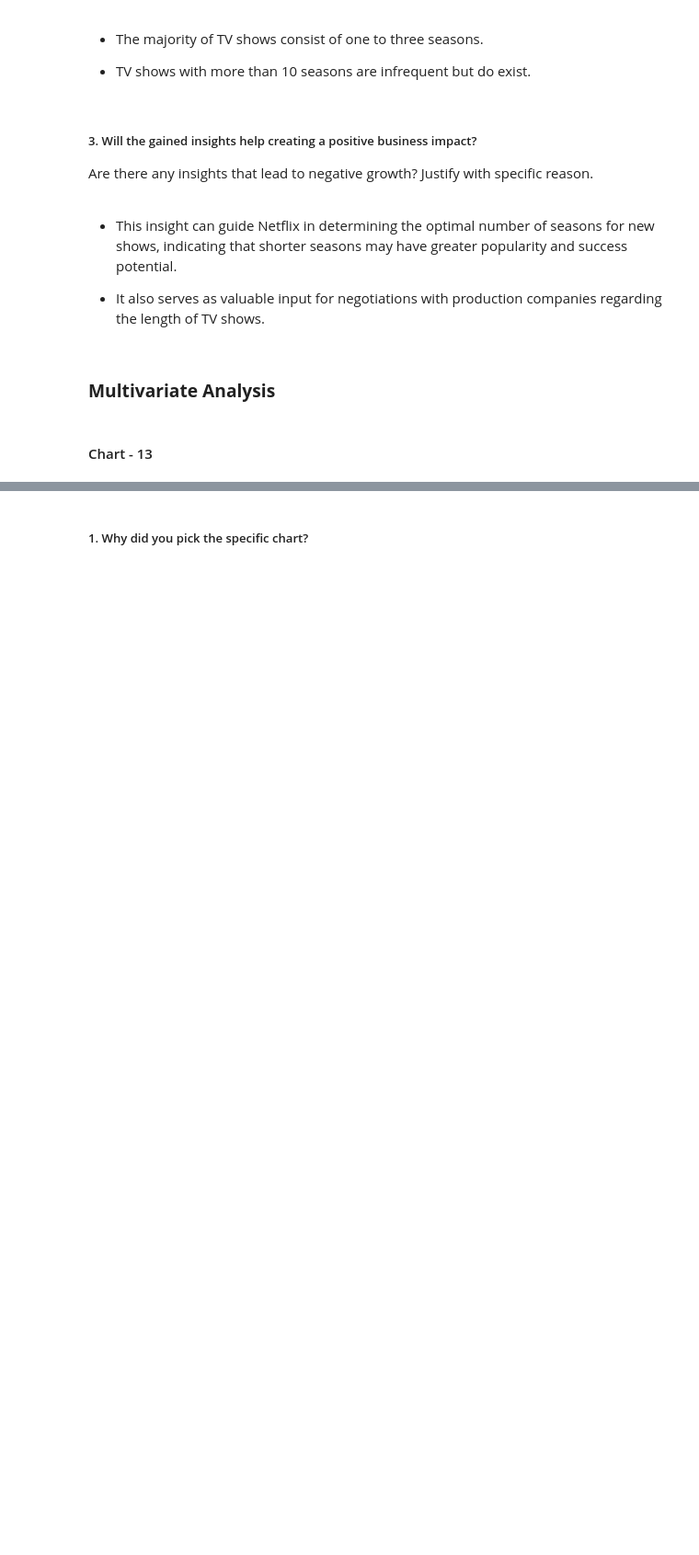
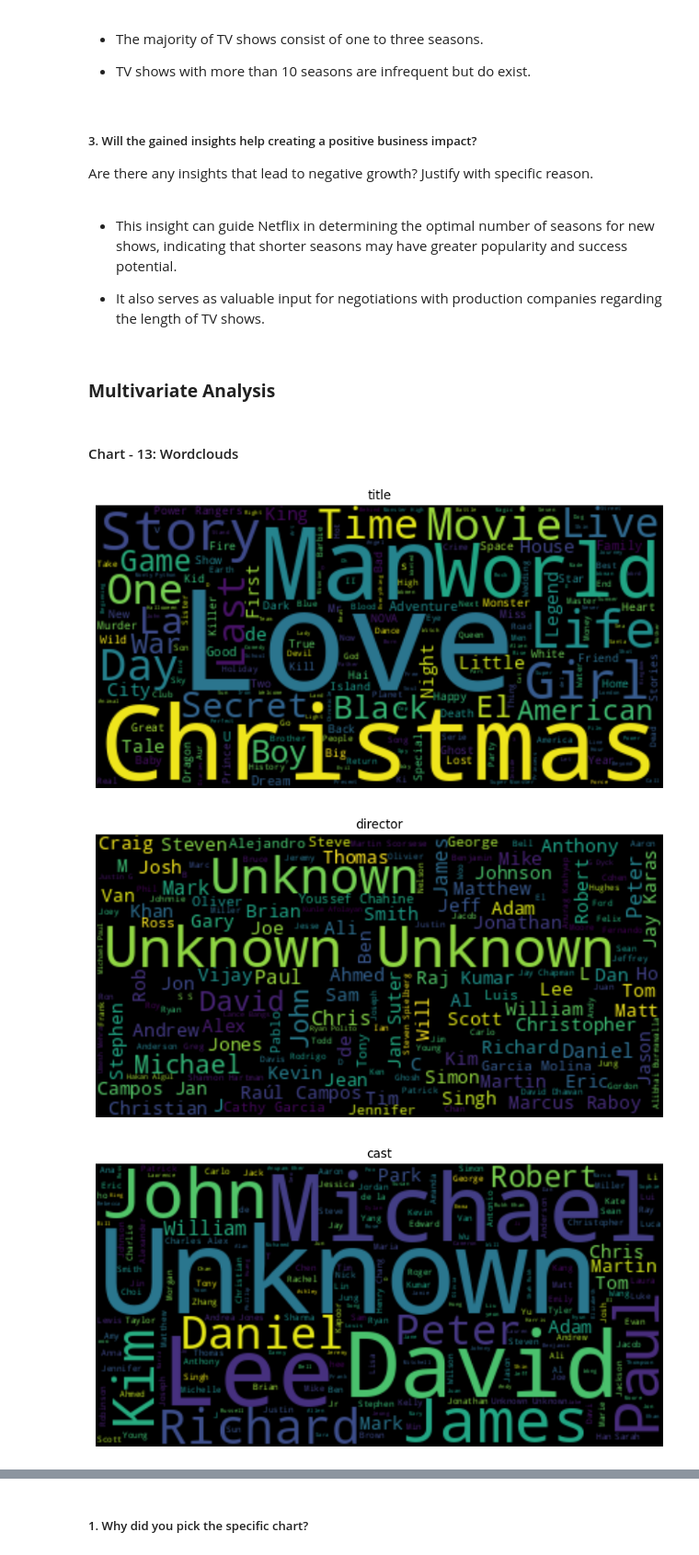
Before and after one commit to DevanshA2511/Netflix-Movies-And-TV-Shows-Clustering-Project, a Jupyter notebook: Netflix_Movies_And_TV_Shows_Clustering_Project.ipynb, the cells around one changed output, grey strips where cells are left out. Shown at 92% size. Cells and saved outputs as stored; diff of their text form; code cells hidden in the pictures; blank space fills up the shorter version.

```diff
--- a/Netflix_Movies_And_TV_Shows_Clustering_Project.ipynb
+++ b/Netflix_Movies_And_TV_Shows_Clustering_Project.ipynb
@@ -819,4 +819,4 @@ Are there any insights that lead to negative growth? Justify with specific reaso
 # %% [markdown]
 ### **Multivariate Analysis**
 # %% [markdown]
-#### Chart - 13
+#### Chart - 13: Wordclouds
@@ -824,0 +823,20 @@ Are there any insights that lead to negative growth? Justify with specific reaso
+# %%
+# Chart - 11 visualization code for wordcloud.
+
+cat = ['title',	'director',	'cast',	'country', 'rating',	'listed_in'	,'description']
+for i in df[cat]:
+  text = " ".join(word for word in df[i])
+
+  # creating the word cloud
+  wordcloud = WordCloud(stopwords=STOPWORDS).generate(text)
+
+  # plotting the word cloud
+  plt.figure(figsize = (10,10))
+  plt.imshow(wordcloud,  interpolation='bilinear')
+  plt.title(i)
+  plt.axis("off")
+  plt.show()
+# %% [output]
+[figure, added]
+[figure, added]
+[figure, added]
```
Also changed, not shown: parts of 21 cells of this notebook.
